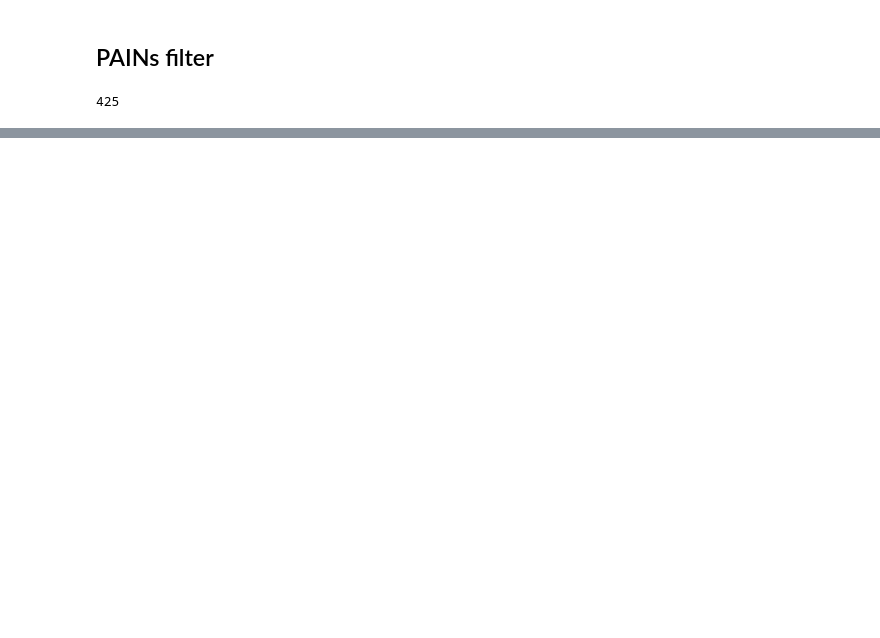
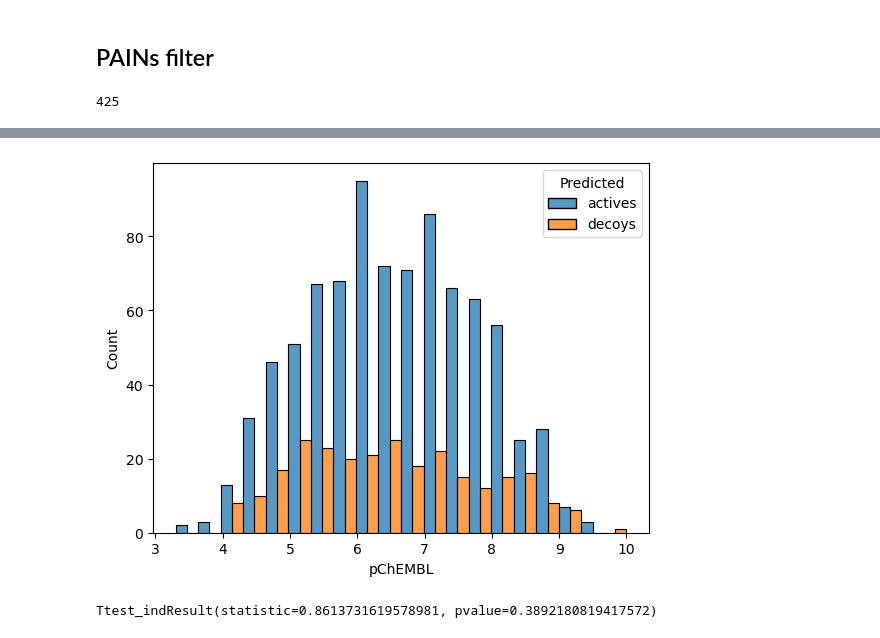
Before and after one commit to lich-uct/cdd2023, a Jupyter notebook: vmelichar/project.ipynb, the cells around one changed output, grey strips where cells are left out. Drawn from its saved outputs; the diff is of its cells as text; code cells hidden in the pictures; blank space fills up the shorter version.

```diff
--- a/vmelichar/project.ipynb
+++ b/vmelichar/project.ipynb
@@ -179,0 +161,5 @@ def gen_pains(mol, keys=pains):
+# %%
+df_c['pains'] = df_c['Mol'].apply(gen_pains)
+print(f"{df_c[df_c['pains'] > 0].pains.shape[0]} molecules contain PAINS substructures")
+print(df_c.pains.value_counts())
+df_c = df_c[df_c['pains'] == 0]
@@ -179,0 +288,7 @@ def gen_pains(mol, keys=pains):
+# %%
+df = pd.read_csv('cdk2_x.csv', sep=';')
+df = df[['Smiles', 'pChEMBL Value']]
+df.columns = ['Smiles', 'pChEMBL']
+df.dropna(inplace=True)
+df['Mol'] = df.Smiles.apply(Chem.MolFromSmiles)
+df
@@ -180,4 +322,6 @@ def gen_pains(mol, keys=pains):
 # %%
 df['pains'] = df['Mol'].apply(gen_pains)
-df.pains.value_counts()
+print(f"{df[df['pains'] > 0].pains.shape[0]} molecules contain PAINS substructures")
+print(df.pains.value_counts())
+df = df[df['pains'] == 0]
 # %% [output]
@@ -198,0 +332,9 @@ There are 532 molecules with 1 PAIN structure and 4 molecules with 2 PAIN struct
+# %%
+fp_df = pd.DataFrame((list(rdMolDescriptors.GetMorganFingerprintAsBitVect(mol, 2, nBits=1024)) for mol in df["Mol"]), columns=[*(f"FP_{x}" for x in range(1,1025))])
+fp_df = fp_df.join(df["pChEMBL"])
+print(fp_df.shape)
+
+fp_df.replace([np.inf, -np.inf], np.nan, inplace=True)
+fp_df.dropna(inplace=True)
+print(fp_df.shape)
+fp_df
@@ -198,0 +357,30 @@ There are 532 molecules with 1 PAIN structure and 4 molecules with 2 PAIN struct
+# %%
+X = fp_df.drop("pChEMBL", axis=1)
+y = fp_df["pChEMBL"]
+
+y_pred_chembl = gbm.predict(X, num_iteration=gbm.best_iteration)
+print
+
+y_pred_chembl = ['actives' if i > threshold else 'decoys' for i in y_pred_chembl]
+
+fp_df['Predicted'] = y_pred_chembl
+
+distributions = pd.DataFrame({'pChEMBL': y, 'Predicted': y_pred_chembl})
+
+distributions['Predicted'].value_counts()
+
+# hist by predicted
+sns.histplot(data=distributions, x='pChEMBL', hue='Predicted', bins=20, multiple='dodge')
+plt.show()
+# %% [output]
+[figure, added]
+# %%
+# do t test for distibutions
+from scipy.stats import ttest_ind
+
+actives = distributions[distributions['Predicted'] == 'actives']['pChEMBL']
+decoys = distributions[distributions['Predicted'] == 'decoys']['pChEMBL']
+
+ttest_ind(actives, decoys)
+# %% [output]
+Ttest_indResult(statistic=0.8613731619578981, pvalue=0.3892180819417572)
```
Also changed, not shown: parts of 29 cells of this notebook, 1 other file.
